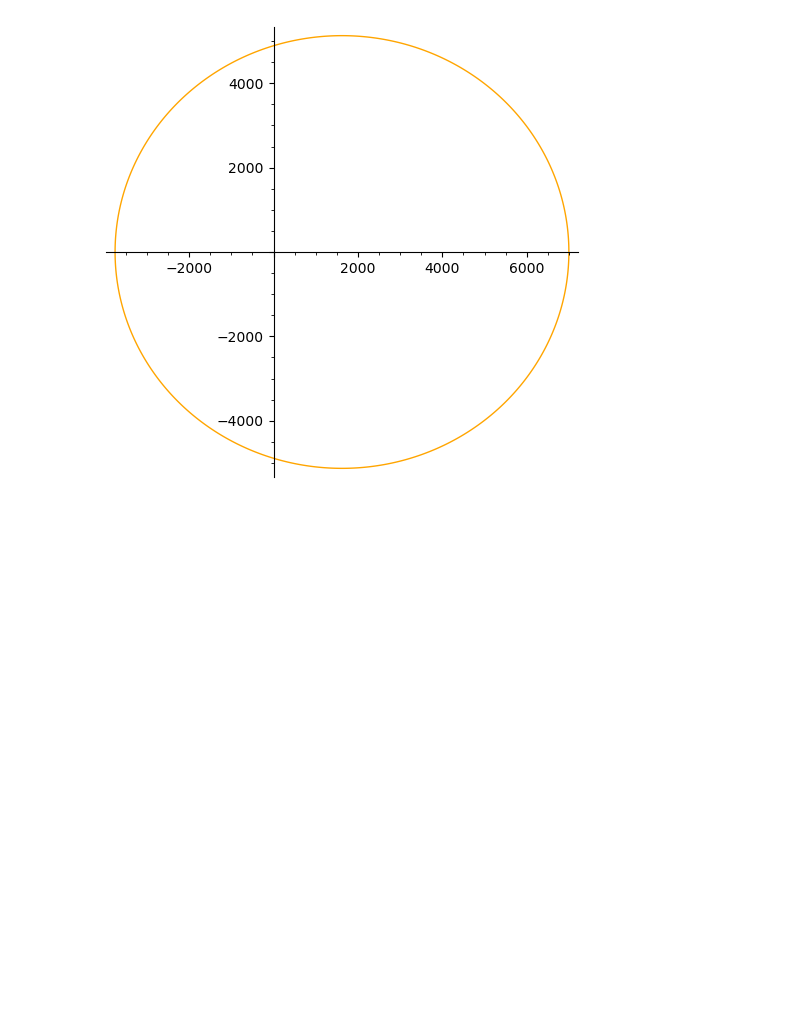
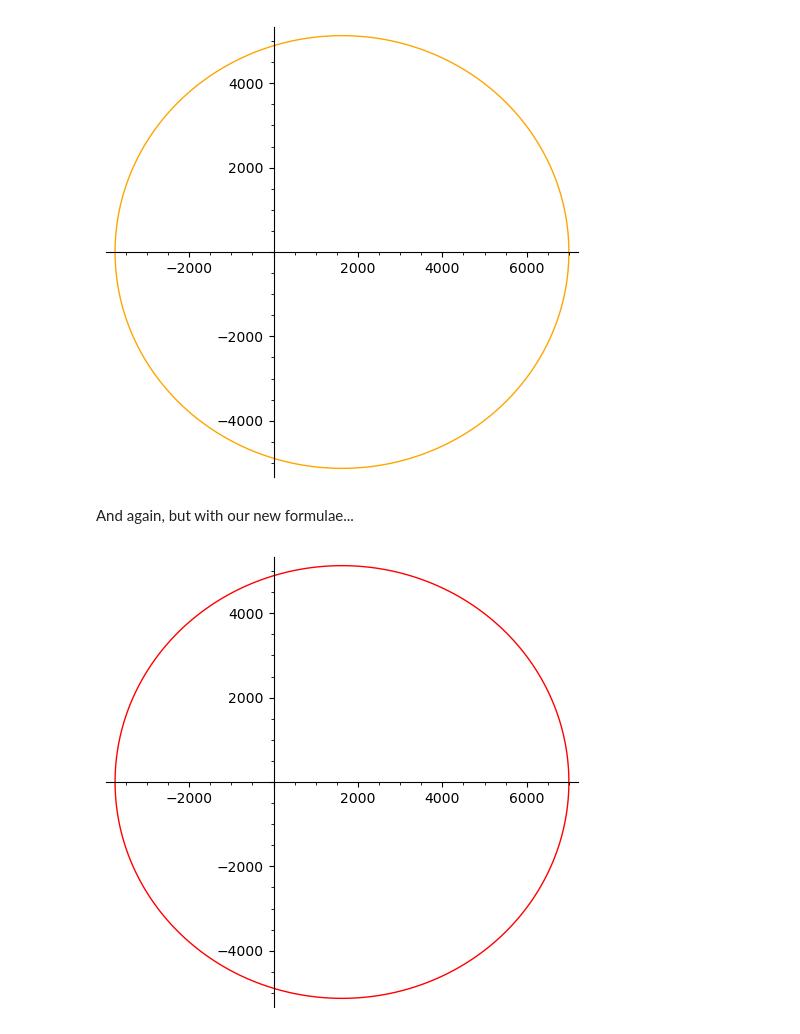
Before and after one commit to AnachronicNomad/gr_personal, a Jupyter notebook: activities/Class16.ipynb, the cells around one changed output. Saved outputs shown, nothing was run; the diff lists cells and outputs as text; code cells hidden in the pictures; blank space fills up the shorter version.

```diff
--- a/activities/Class16.ipynb
+++ b/activities/Class16.ipynb
@@ -69,3 +69,18 @@ polygon2d(
 )
 # %% [output]
 [figure]
+# %% [markdown]
+And again, but with our new formulae...
+# %%
+du_n = 0
+for n in range(0, len(𝚫𝛗)-1):
+    du_n = (𝚫_h * ( ((m/l)^2 * G * M) - ((r_s / 2.) * (du_n^2)) - (u[n] * (1 - (r_s * u[n]))) )) + du_n
+    u[n+1] = u[n] + (𝚫_h * du_n)
+
+polygon2d(
+    [ ((1./_u) * cos(_𝛗), (1./_u) * sin(_𝛗)) for (_𝛗, _u) in zip(𝚫𝛗, u) ],
+    fill=False,
+    color='red'
+)
+# %% [output]
+[figure, added]
```
Also changed, not shown: parts of 2 cells of this notebook.
